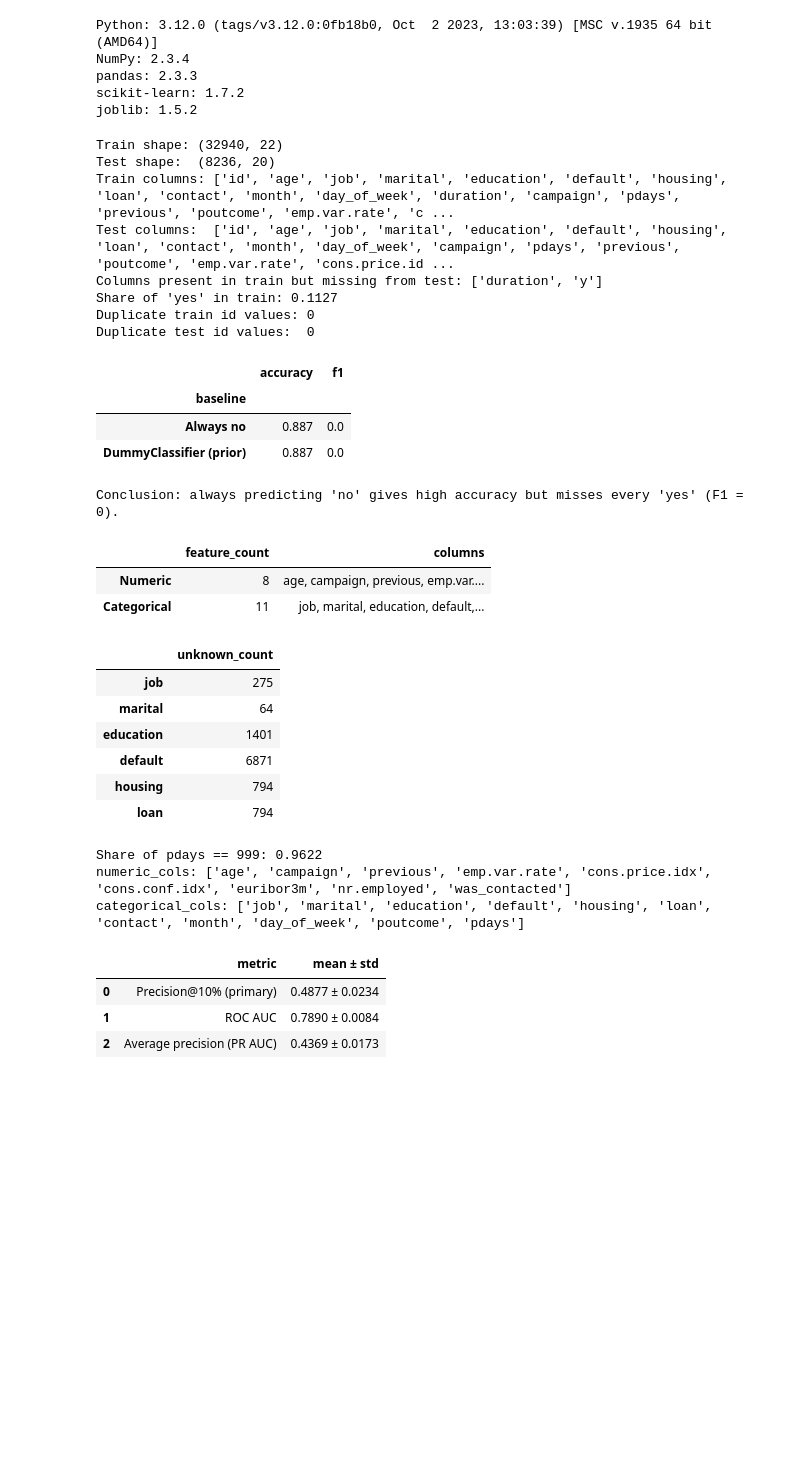
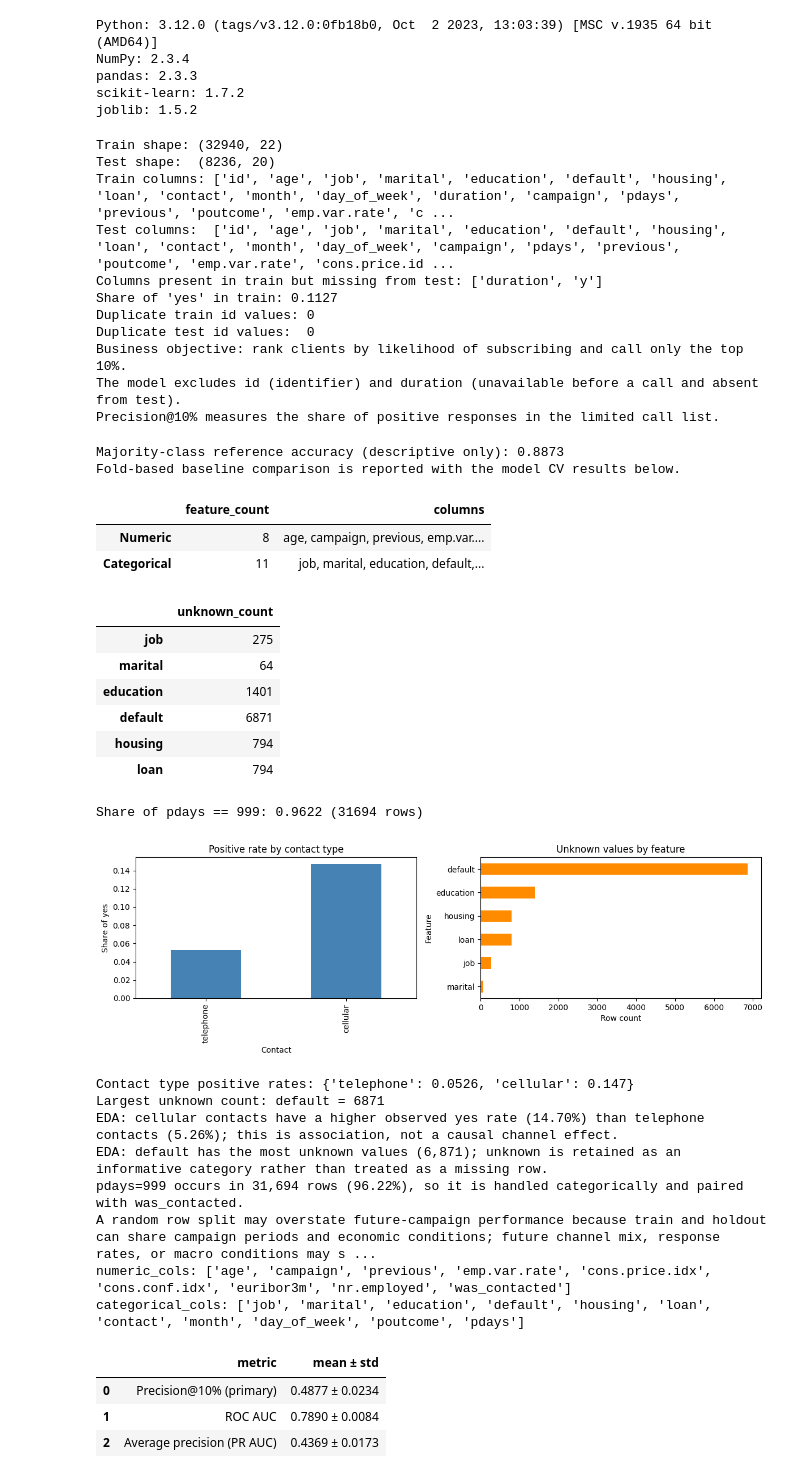
Before and after one commit to NurdauletZhussip-tech/task-03-ML-course, a Jupyter notebook: zhussip_task3.ipynb, the cells around one changed output. Drawn from its saved outputs; the diff is of its cells as text; code cells hidden in the pictures; blank space fills up the shorter version.

Commit message:
Refactoring the code with the criteria, now its not overfeating and also fix the conclusion for all cells

```diff
--- a/zhussip_task3.ipynb
+++ b/zhussip_task3.ipynb
@@ -31,6 +31,9 @@ print(f"Columns present in train but missing from test: {train.columns.differenc
 print(f"Share of 'yes' in train: {(train['y'] == 'yes').mean():.4f}")
 print(f"Duplicate train id values: {train['id'].duplicated().sum()}")
 print(f"Duplicate test id values:  {test['id'].duplicated().sum()}")
+print("Business objective: rank clients by likelihood of subscribing and call only the top 10%.")
+print("The model excludes id (identifier) and duration (unavailable before a call and absent from test).")
+print("Precision@10% measures the share of positive responses in the limited call list.")
 # %% [output]
 Train shape: (32940, 22)
 Test shape:  (8236, 20)
@@ -40,46 +43,20 @@ Columns present in train but missing from test: ['duration', 'y']
 Share of 'yes' in train: 0.1127
 Duplicate train id values: 0
 Duplicate test id values:  0
+Business objective: rank clients by likelihood of subscribing and call only the top 10%.
+The model excludes id (identifier) and duration (unavailable before a call and absent from test).
+Precision@10% measures the share of positive responses in the limited call list.
 # %%
-from sklearn.dummy import DummyClassifier
-from sklearn.metrics import accuracy_score, f1_score
-
 y_train = train["y"].eq("yes").astype(int)
-dummy_X = np.zeros((len(y_train), 1))
-
 always_no_predictions = np.zeros(len(y_train), dtype=int)
-prior_model = DummyClassifier(strategy="prior", random_state=SEED)
-prior_model.fit(dummy_X, y_train)
-prior_predictions = prior_model.predict(dummy_X)
-
-baseline_results = pd.DataFrame(
-    [
-        {
-            "baseline": "Always no",
-            "accuracy": accuracy_score(y_train, always_no_predictions),
-            "f1": f1_score(y_train, always_no_predictions, zero_division=0),
-        },
-        {
-            "baseline": "DummyClassifier (prior)",
-            "accuracy": accuracy_score(y_train, prior_predictions),
-            "f1": f1_score(y_train, prior_predictions, zero_division=0),
-        },
-    ]
-).set_index("baseline")
-display(baseline_results.round(3))
-
-always_no = baseline_results.loc["Always no"]
-if always_no["accuracy"] > 0.8 and always_no["f1"] == 0:
-    print("Conclusion: always predicting 'no' gives high accuracy but misses every 'yes' (F1 = 0).")
-else:
-    print("Conclusion: compare F1 as well as accuracy; accuracy alone does not show performance on 'yes'.")
+print(f"Majority-class reference accuracy (descriptive only): {(always_no_predictions == y_train).mean():.4f}")
+print("Fold-based baseline comparison is reported with the model CV results below.")
 # %% [output]
-|  | accuracy | f1 |
-| baseline |  |  |
-| Always no | 0.887 | 0.0 |
-| DummyClassifier (prior) | 0.887 | 0.0 |
-Conclusion: always predicting 'no' gives high accuracy but misses every 'yes' (F1 = 0).
+Majority-class reference accuracy (descriptive only): 0.8873
+Fold-based baseline comparison is reported with the model CV results below.
 # %%
+import matplotlib.pyplot as plt
+
 from sklearn.pipeline import Pipeline
 from sklearn.preprocessing import FunctionTransformer
 
@@ -103,37 +80,61 @@ type_summary = pd.DataFrame(
 )
 display(type_summary)
 
 unknown_counts = train_features.eq("unknown").sum()
 display(unknown_counts[unknown_counts.gt(0)].rename("unknown_count").to_frame())
-print(f"Share of pdays == 999: {train_features['pdays'].eq(999).mean():.4f}")
+pdays_sentinel_share = train_features["pdays"].eq(999).mean()
+print(f"Share of pdays == 999: {pdays_sentinel_share:.4f} ({train_features['pdays'].eq(999).sum()} rows)")
+
+contact_yes_rate = train.assign(y_binary=y_train).groupby("contact")["y_binary"].mean().sort_values()
+unknown_plot_counts = unknown_counts[unknown_counts.gt(0)].sort_values()
+fig, axes = plt.subplots(1, 2, figsize=(12, 4))
+contact_yes_rate.plot(kind="bar", ax=axes[0], color="steelblue")
+axes[0].set(title="Positive rate by contact type", ylabel="Share of yes", xlabel="Contact")
+unknown_plot_counts.plot(kind="barh", ax=axes[1], color="darkorange")
+axes[1].set(title="Unknown values by feature", xlabel="Row count", ylabel="Feature")
+fig.tight_layout()
+plt.show()
+print(f"Contact type positive rates: {contact_yes_rate.round(4).to_dict()}")
+print(f"Largest unknown count: {unknown_plot_counts.idxmax()} = {unknown_plot_counts.max()}")
+print("EDA: cellular contacts have a higher observed yes rate (14.70%) than telephone contacts (5.26%); this is association, not a causal channel effect.")
+print("EDA: default has the most unknown values (6,871); unknown is retained as an informative category rather than treated as a missing row.")
+print("pdays=999 occurs in 31,694 rows (96.22%), so it is handled categorically and paired with was_contacted.")
+print("A random row split may overstate future-campaign performance because train and holdout can share campaign periods and economic conditions; future channel mix, response rates, or macro conditions may shift.")
 
 # Treat pdays as a category so its 999 sentinel is not interpreted as a numeric value.
 numeric_cols = numeric_type_cols + ["was_contacted"]
 print(f"numeric_cols: {numeric_cols}")
 print(f"categorical_cols: {categorical_cols}")
 
 feature_engineering = Pipeline(
     [
         (
             "add_was_contacted",
             FunctionTransformer(add_was_contacted, validate=False),
         )
     ]
 )
 # %% [output]
 |  | feature_count | columns |
 | Numeric | 8 | age, campaign, previous, emp.var.... |
 | Categorical | 11 | job, marital, education, default,... |
 |  | unknown_count |
 | job | 275 |
 | marital | 64 |
 | education | 1401 |
 | default | 6871 |
 | housing | 794 |
 | loan | 794 |
-Share of pdays == 999: 0.9622
-numeric_cols: ['age', 'campaign', 'previous', 'emp.var.rate', 'cons.price.idx', 'cons.conf.idx', 'euribor3m', 'nr.employed', 'was_contacted']
-categorical_cols: ['job', 'marital', 'education', 'default', 'housing', 'loan', 'contact', 'month', 'day_of_week', 'poutcome', 'pdays']
+Share of pdays == 999: 0.9622 (31694 rows)
+[figure, added]
+Contact type positive rates: {'telephone': 0.0526, 'cellular': 0.147}
+Largest unknown count: default = 6871
+EDA: cellular contacts have a higher observed yes rate (14.70%) than telephone contacts (5.26%); this is association, not a causal channel effect.
+EDA: default has the most unknown values (6,871); unknown is retained as an informative category rather than treated as a missing row.
+pdays=999 occurs in 31,694 rows (96.22%), so it is handled categorically and paired with was_contacted.
+A random row split may overstate future-campaign performance because train and holdout can share campaign periods and economic conditions; future channel mix, response rates, or macro conditions may s ...
+numeric_cols: ['age', 'campaign', 'previous', 'emp.var.rate', 'cons.price.idx', 'cons.conf.idx', 'euribor3m', 'nr.employed', 'was_contacted']
+categorical_cols: ['job', 'marital', 'education', 'default', 'housing', 'loan', 'contact', 'month', 'day_of_week', 'poutcome', 'pdays']
 # %%
 from sklearn.compose import ColumnTransformer
 from sklearn.impute import SimpleImputer
```
Also changed, not shown: parts of 9 cells of this notebook.
